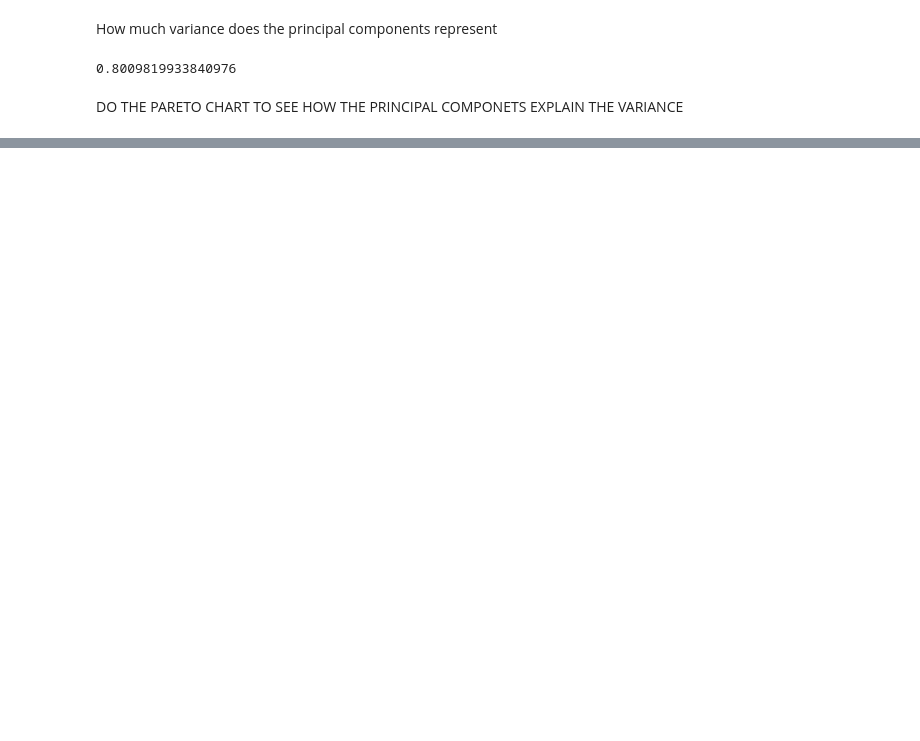
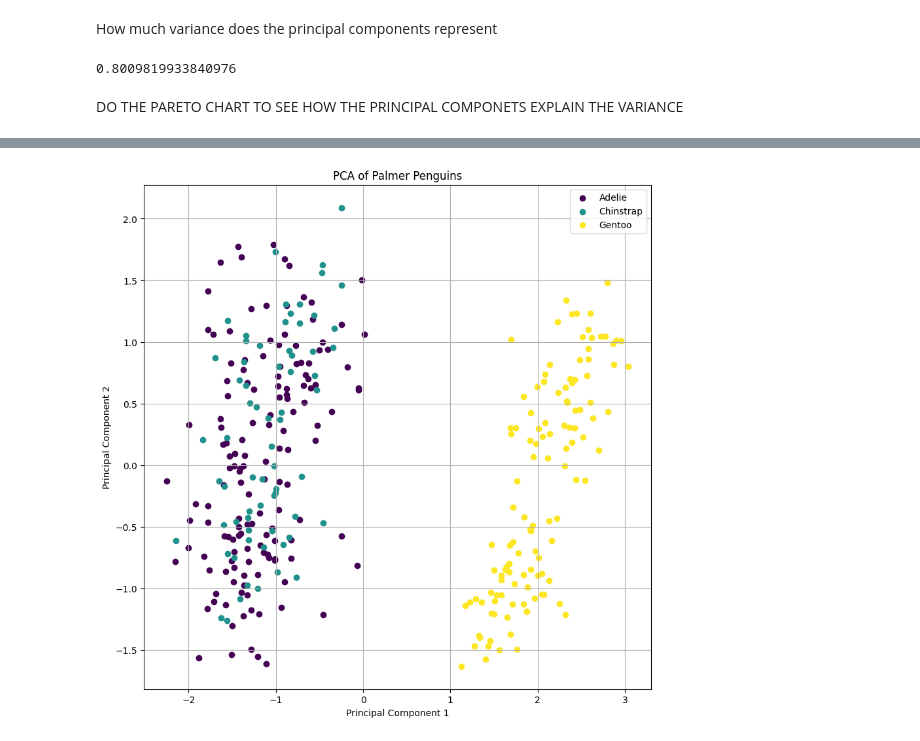
Before and after one commit to Brizzum/ML-reports, a Jupyter notebook: R1.ipynb, the cells around one changed output, grey strips where cells are left out. Drawn from its saved outputs; the diff is of its cells as text; code cells hidden in the pictures; blank space fills up the shorter version.

```diff
--- a/R1.ipynb
+++ b/R1.ipynb
@@ -408,0 +514,18 @@ plt.show()
+# %%
+# Separate the data into attributes X and target class y
+X_pca =penguins.iloc[:, [1, 2, 3, 5, 6, 7, 8]]
+y_pca = penguins.iloc[:,0].values
+
+# Get the name for attributes and target class
+attributeNames_PCA2 = ['Biscoe Island', 'Dream Island', 'Bill length', 'Bill Depth', 'Fliper Length', 'Body Mass','Sex']
+targetName_PCA2 = ['Species']
+
+# Perform PCA with 2 components
+pca = PCA(n_components=2)
+principalComponents2 = pca.fit_transform(X_pca)
+
+# Convine the principal components with the target class
+data_PCA_all = np.transpose([principalComponents2[:,0], principalComponents2[:,1], y_pca])
+
+# Create a new dataframe with the principal components
+penguins_pca2 = pd.DataFrame(data_PCA_all, columns=['Principal Component 1', 'Principal Component 2', 'Target Data'])
@@ -408,0 +552,29 @@ plt.show()
+# %%
+
+# Assuming y_pca contains the labels for the different classes
+unique_labels = list(set(y_pca))
+num_labels = len(unique_labels)
+cmap = plt.get_cmap('viridis', num_labels)
+
+# Create a colormap with a color for each unique label
+#label_colors = ListedColormap(cmap.colors)
+
+# Plot the pca with a legend
+plt.figure(figsize=(10, 10))
+plt.grid()
+
+# Create scatter plots for each unique label
+for i, label in enumerate(unique_labels):
+    indices = y_pca == label
+    plt.scatter(principalComponents2[indices, 0], principalComponents2[indices, 1], c=cmap(i), label=label)
+
+plt.xlabel('Principal Component 1')
+plt.ylabel('Principal Component 2')
+plt.title('PCA of Palmer Penguins')
+
+# Show the legend with all entries
+plt.legend(['Adelie', 'Chinstrap', 'Gentoo'])
+
+plt.show()
+# %% [output]
+[figure, added]
```
Also changed, not shown: parts of 14 cells of this notebook.
